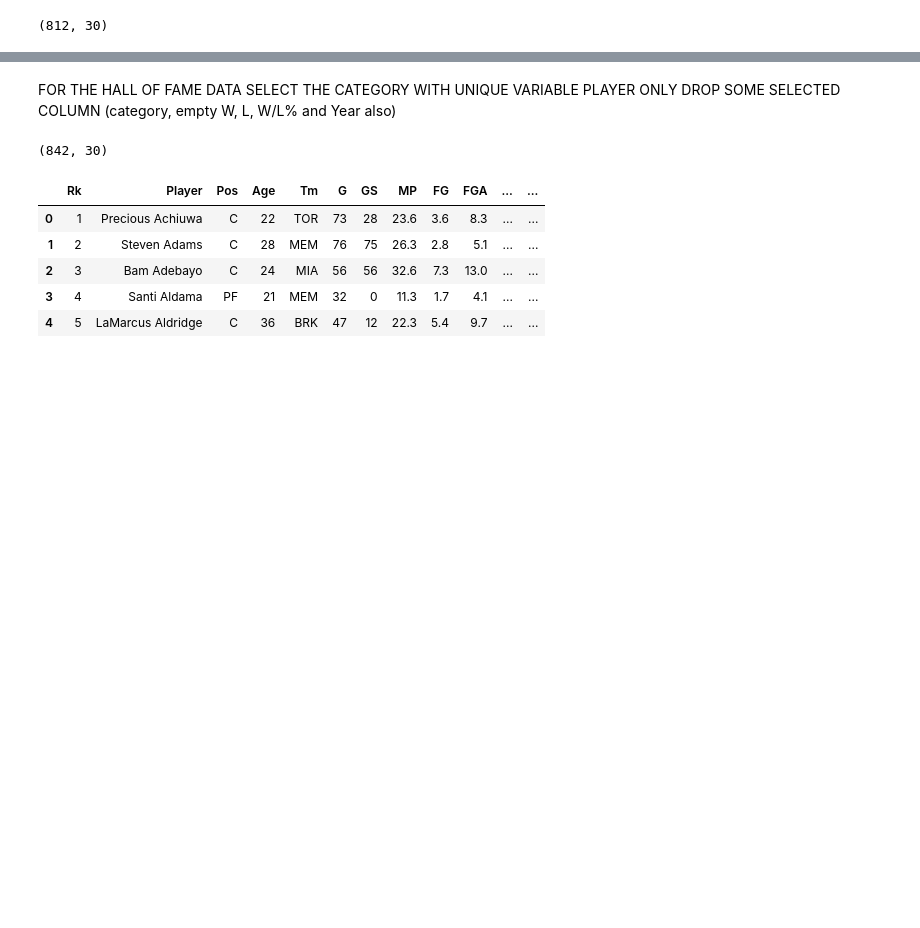
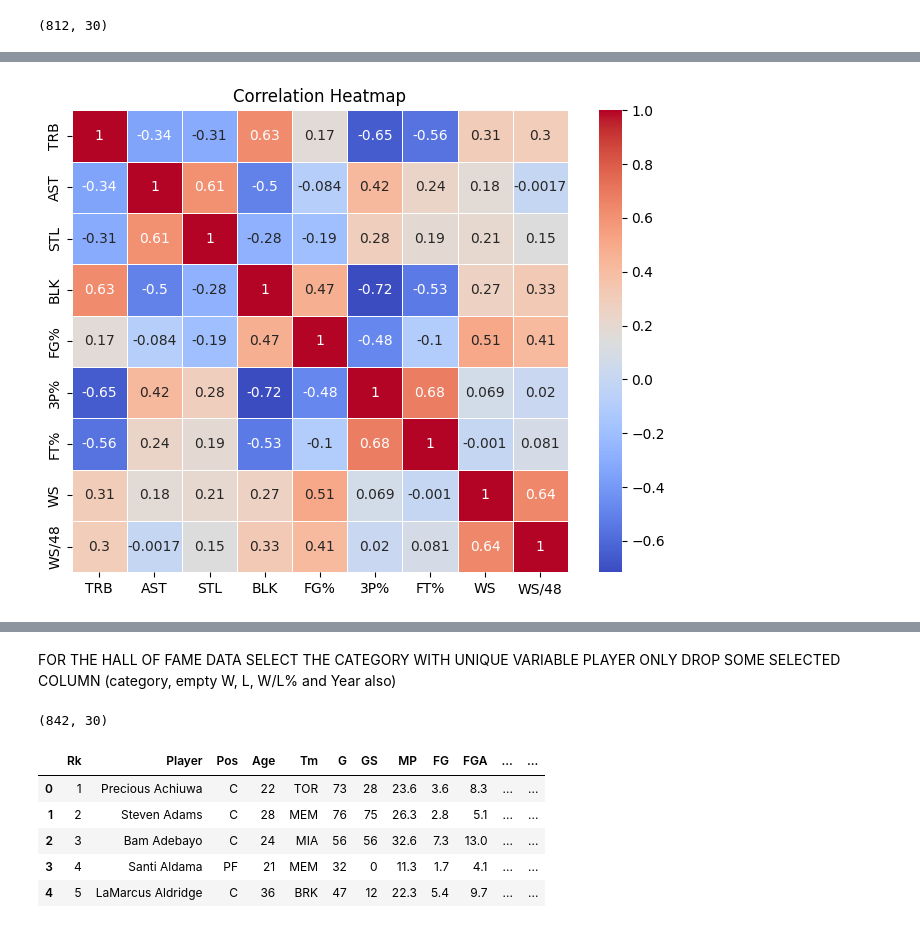
Before and after one commit to Oluwa-bowry/NBA_project, a Jupyter notebook: NBA_Project/DataCleaning_and_Merging.ipynb, the cells around one changed output, grey strips where cells are left out. Saved outputs shown, nothing was run; the diff lists cells and outputs as text; code cells hidden in the pictures; blank space fills up the shorter version.

```diff
--- a/NBA_Project/DataCleaning_and_Merging.ipynb
+++ b/NBA_Project/DataCleaning_and_Merging.ipynb
@@ -83,3 +85,0 @@ data_Advance.shape
-# %%
-data_hof = drop_Duplicate(data_hof)
-data_hof.shape
@@ -93,0 +99,4 @@ Index(['Year', 'Name', 'Category', 'G', 'PTS', 'TRB', 'AST', 'STL', 'BLK',
+# %%
+# Select only Category of Players
+data_hof = data_hof[data_hof['Category'] == 'Player']
+data_hof.shape
@@ -93,0 +112,7 @@ Index(['Year', 'Name', 'Category', 'G', 'PTS', 'TRB', 'AST', 'STL', 'BLK',
+# %%
+# Select the columns needed
+
+selected_cols = ['PTS', 'TRB', 'AST', 'STL', 'BLK', 'FG%', '3P%', 'FT%', 'WS', 'WS/48']
+data_hof = data_hof[selected_cols]
+
+data_hof.shape
@@ -93,0 +121,6 @@ Index(['Year', 'Name', 'Category', 'G', 'PTS', 'TRB', 'AST', 'STL', 'BLK',
+# %%
+# Drop rows where all values are missing
+
+data_hof = data_hof.dropna(how='all')
+
+data_hof.shape
@@ -93,0 +139,13 @@ Index(['Year', 'Name', 'Category', 'G', 'PTS', 'TRB', 'AST', 'STL', 'BLK',
+# %%
+# Check muiltcolinearity
+
+data_hof_cleaned = data_hof.drop(columns='PTS')
+correlation_matrix = data_hof_cleaned.corr()
+
+# Create a heatmap
+plt.figure(figsize=(8, 6))
+sns.heatmap(correlation_matrix, annot=True, cmap='coolwarm', linewidths=0.5)
+plt.title("Correlation Heatmap")
+plt.show()
+# %% [output]
+[figure, added]
```
Also changed, not shown: parts of 26 cells of this notebook, 13 other files.
